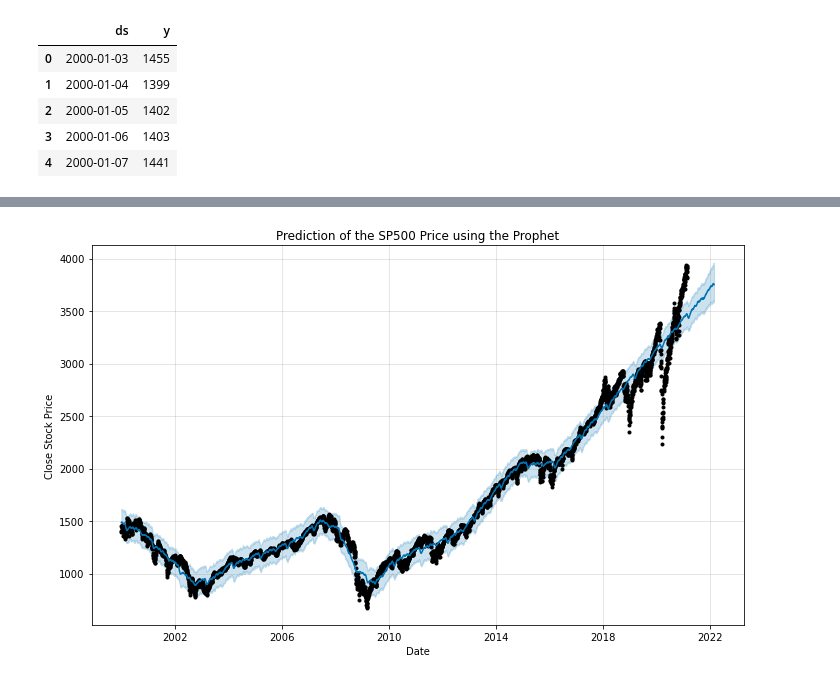
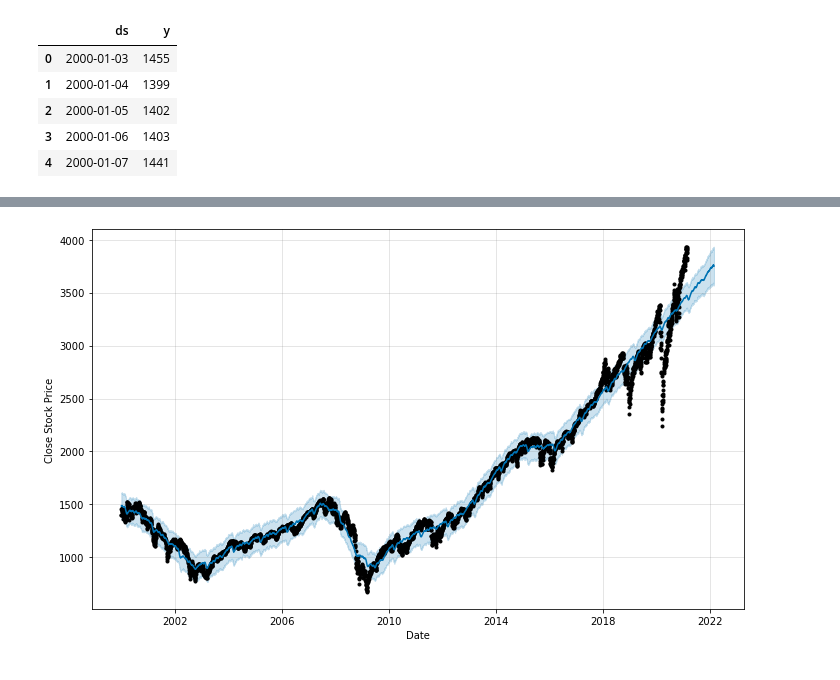
Before and after one commit to vsong3925/Interactive-Dashboard, a Jupyter notebook: Python/Machine Learning - Prophet Library (SP500).ipynb, the cells around one changed output, grey strips where cells are left out. Drawn from its saved outputs; the diff is of its cells as text; code cells hidden in the pictures.

```diff
--- a/Python/Machine Learning - Prophet Library (SP500).ipynb
+++ b/Python/Machine Learning - Prophet Library (SP500).ipynb
@@ -107,13 +94,12 @@ m.fit(data)
 # %%
-future = m.make_future_dataframe(periods=365) #we need to specify the number of days in future
-prediction = m.predict(future)
-m.plot(prediction)
-plt.title("Prediction of the SP500 Price using the Prophet")
+figure = m.plot(prediction)
+#plt.title("Prediction of the SP500 Price using the Prophet")
 plt.xlabel("Date")
 plt.ylabel("Close Stock Price")
 plt.show()
+figure.savefig(f'../plots/sp500_figure.png')
 # %% [output]
-[figure, old version]
+[figure, new version]
 # %%
 m.plot_components(prediction)
 plt.show()
```
Also changed, not shown: parts of 6 cells of this notebook, 14 other files.
